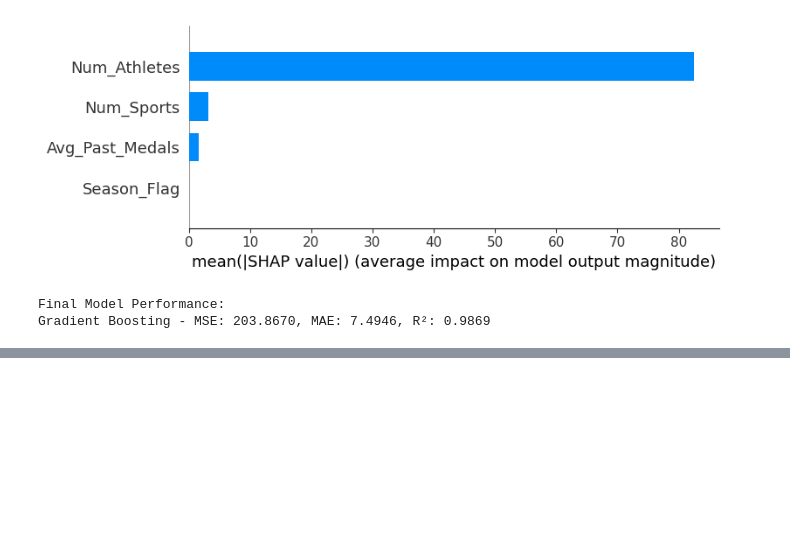
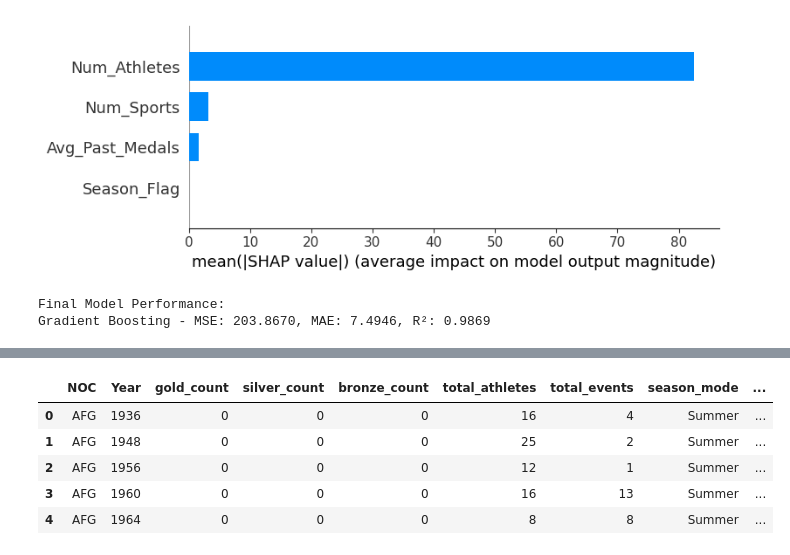
Before and after one commit to tabrezdn1/olympics-medal-prediction, a Jupyter notebook: main.ipynb, the cells around one changed output, grey strips where cells are left out. Saved outputs shown, nothing was run; the diff lists cells and outputs as text; code cells hidden in the pictures; blank space fills up the shorter version.

```diff
--- a/main.ipynb
+++ b/main.ipynb
@@ -1896,0 +1714,32 @@ Gradient Boosting - MSE: 203.8670, MAE: 7.4946, R²: 0.9869
+# %%
+agg_df = df.groupby(['NOC','Year']).agg(
+    gold_count=('Medal', lambda x: (x=='Gold').sum()),
+    silver_count=('Medal', lambda x: (x=='Silver').sum()),
+    bronze_count=('Medal', lambda x: (x=='Bronze').sum()),
+    total_athletes=('Name','count'),
+    total_events=('Event','nunique'),
+    season_mode=('Season', lambda x: x.mode()[0] if not x.mode().empty else 'Summer')
+).reset_index()
+
+# Example host feature (optional):
+# host_map = {
+#     1900: "FRA",
+#     1920: "BEL",
+#     1992: "ESP",
+#     2012: "GBR",
+#     1932: "USA",
+#     1952: "FIN",
+#     2000: "AUS",
+#     1996: "USA",
+#     1912: "SWE"
+# }
+agg_df['host'] = agg_df.apply(lambda row: 1 if row['NOC'] == host_map.get(row['Year'], '') else 0, axis=1)
+
+agg_df.head()
+# %% [output]
+|  | NOC | Year | gold_count | silver_count | bronze_count | total_athletes | total_events | season_mode | ... |
+| 0 | AFG | 1936 | 0 | 0 | 0 | 16 | 4 | Summer | ... |
+| 1 | AFG | 1948 | 0 | 0 | 0 | 25 | 2 | Summer | ... |
+| 2 | AFG | 1956 | 0 | 0 | 0 | 12 | 1 | Summer | ... |
+| 3 | AFG | 1960 | 0 | 0 | 0 | 16 | 13 | Summer | ... |
+| 4 | AFG | 1964 | 0 | 0 | 0 | 8 | 8 | Summer | ... |
```
Also changed, not shown: parts of 19 cells of this notebook.
